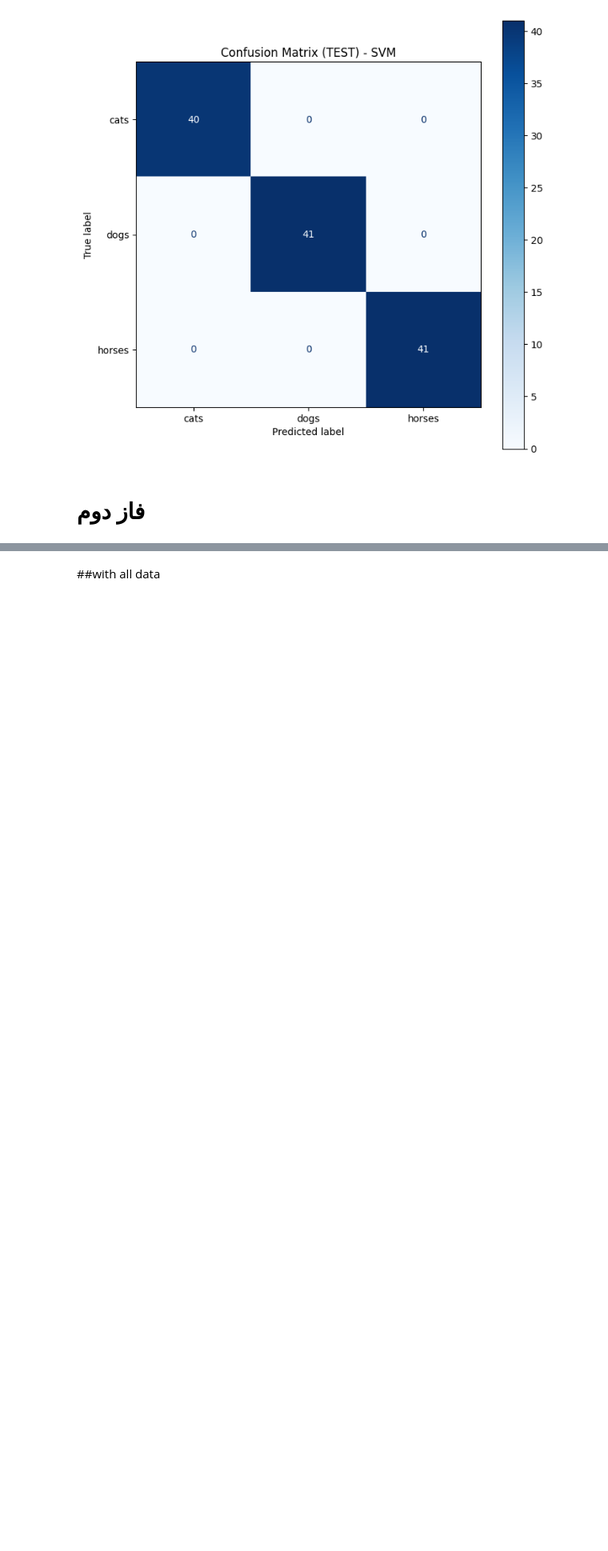
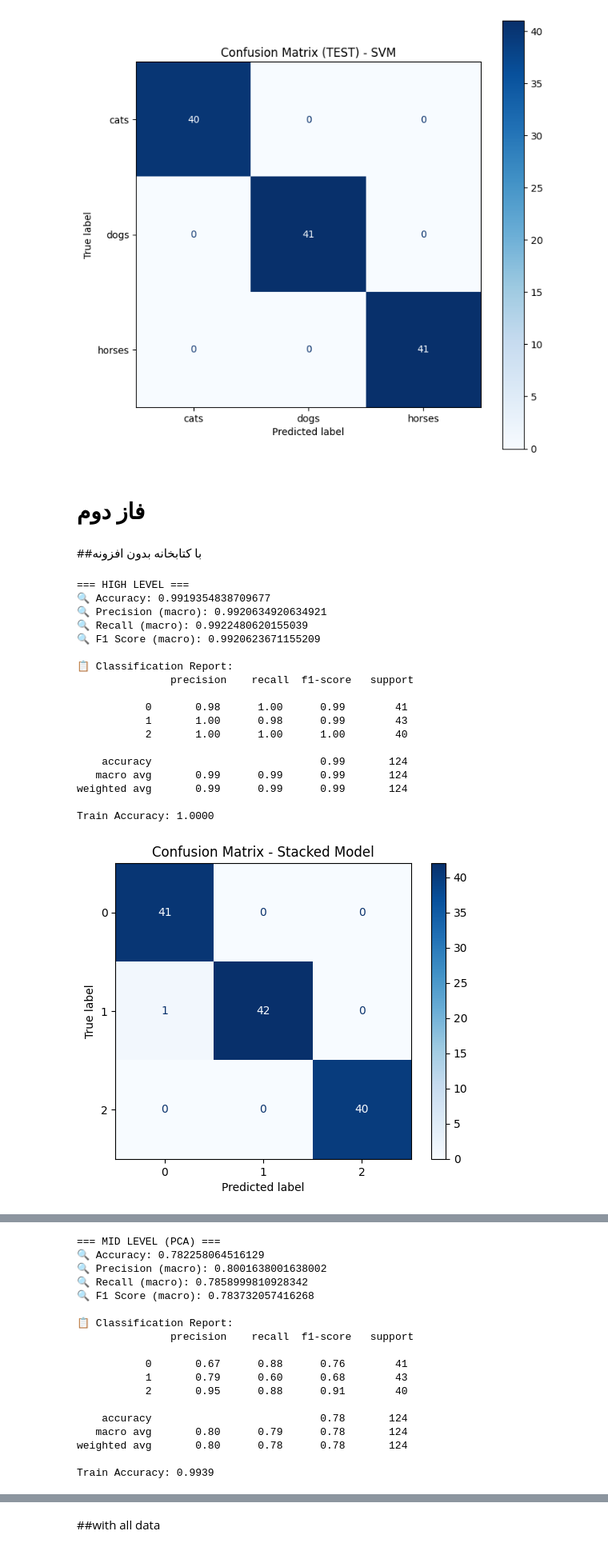
Before and after one commit to StuckInAnEndlessFebruary/stacked-learner, a Jupyter notebook: StackedLearner.ipynb, the cells around one changed output, grey strips where cells are left out. Shown at 80% size. Cells and saved outputs as stored; diff of their text form; code cells hidden in the pictures; blank space fills up the shorter version.

```diff
--- a/StackedLearner.ipynb
+++ b/StackedLearner.ipynb
@@ -489,3 +489,5 @@ weighted avg       1.00      1.00      1.00       122
 [figure]
 # %% [markdown]
 # فاز دوم
+# %% [markdown]
+##با کتابخانه بدون افزونه
@@ -491,0 +626,40 @@ weighted avg       1.00      1.00      1.00       122
+# %%
+#high
+
+print("\n=== HIGH LEVEL ===")
+stack(X_high_tr, y_high_tr , X_high_te , y_high_te)
+
+#mid
+print("\n=== MID LEVEL (PCA) ===")
+from sklearn.decomposition import PCA
+pca = PCA(n_components=40)
+X_train = pca.fit_transform(X_mid_tr)
+X_test = pca.transform(X_mid_te)
+stack(X_train , y_mid_tr , X_test , y_mid_te)
+
+#low
+print("\n=== LOW LEVEL (PCA) ===")
+pca = PCA(n_components=40)
+X_train = pca.fit_transform(X_low_tr)
+X_test = pca.transform(X_low_te)
+stack(X_train,  y_low_tr, X_test, y_low_te)
+# %% [output]
+=== HIGH LEVEL ===
+🔍 Accuracy: 0.9919354838709677
+🔍 Precision (macro): 0.9920634920634921
+🔍 Recall (macro): 0.9922480620155039
+🔍 F1 Score (macro): 0.9920623671155209
+
+📋 Classification Report:
+               precision    recall  f1-score   support
+
+           0       0.98      1.00      0.99        41
+           1       1.00      0.98      0.99        43
+           2       1.00      1.00      1.00        40
+
+    accuracy                           0.99       124
+   macro avg       0.99      0.99      0.99       124
+weighted avg       0.99      0.99      0.99       124
+
+Train Accuracy: 1.0000
+[figure, added]
@@ -491,0 +667,18 @@ weighted avg       1.00      1.00      1.00       122
+=== MID LEVEL (PCA) ===
+🔍 Accuracy: 0.782258064516129
+🔍 Precision (macro): 0.8001638001638002
+🔍 Recall (macro): 0.7858999810928342
+🔍 F1 Score (macro): 0.783732057416268
+
+📋 Classification Report:
+               precision    recall  f1-score   support
+
+           0       0.67      0.88      0.76        41
+           1       0.79      0.60      0.68        43
+           2       0.95      0.88      0.91        40
+
+    accuracy                           0.78       124
+   macro avg       0.80      0.79      0.78       124
+weighted avg       0.80      0.78      0.78       124
+
+Train Accuracy: 0.9939
```
Also changed, not shown: parts of 34 cells of this notebook, 18 other files.
